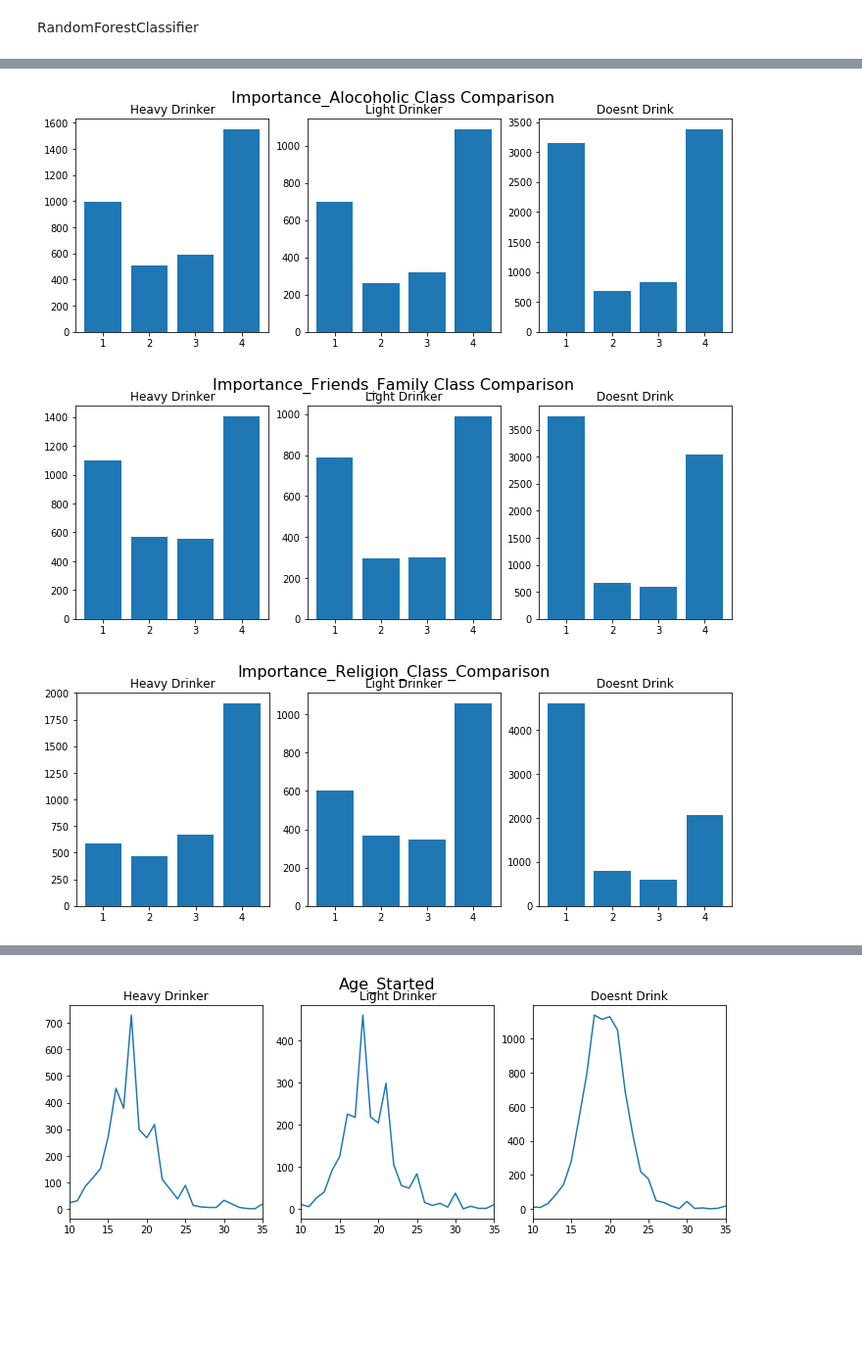
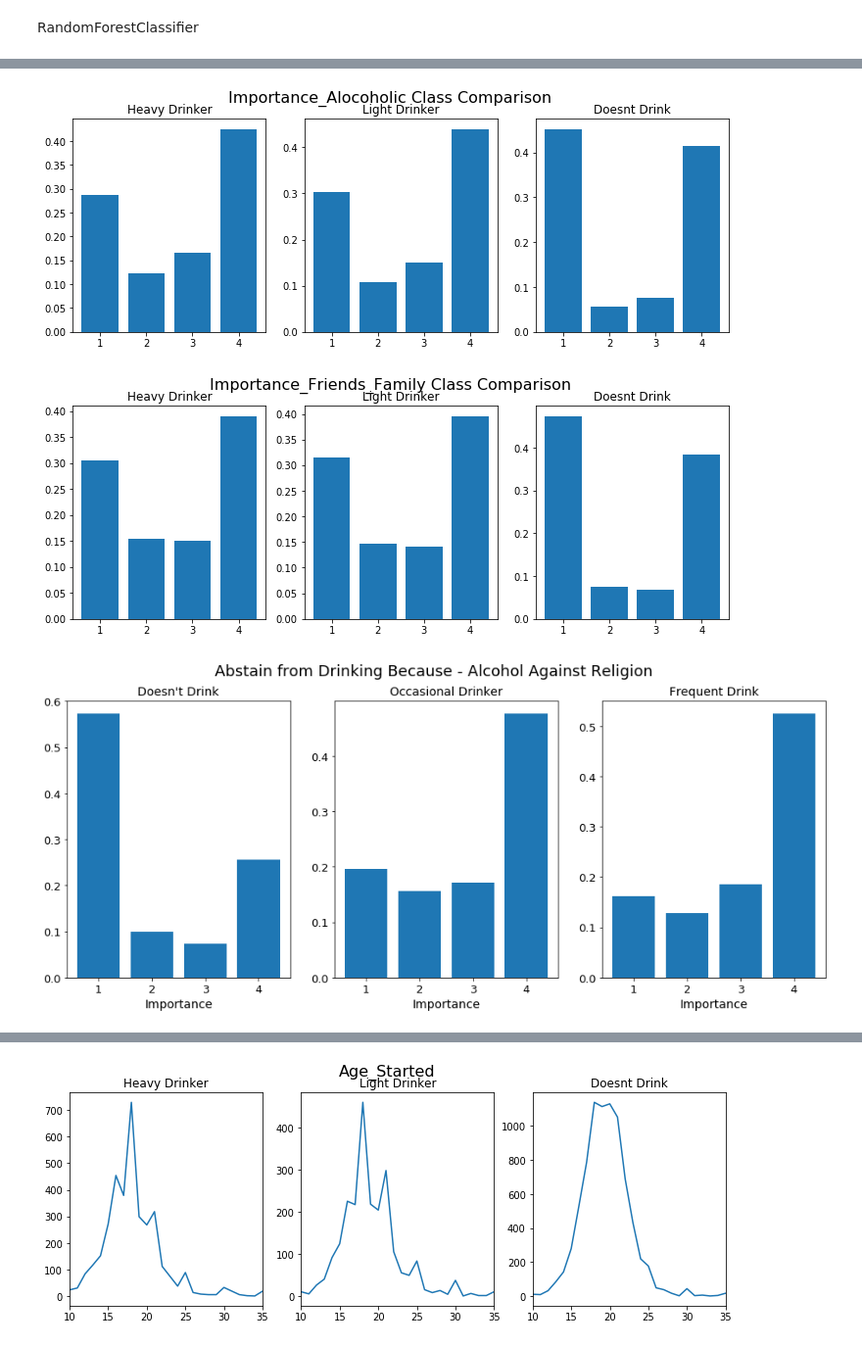
Before and after one commit to stewart-milberger/Alcohol-Consumption-Predictions, a Jupyter notebook: EDA.ipynb, the cells around one changed output, grey strips where cells are left out. Shown: that part at 98% size. Saved outputs shown, nothing was run; the diff lists cells and outputs as text; code cells hidden in the pictures; blank space fills up the shorter version.

Commit message:
added plots

```diff
--- a/EDA.ipynb
+++ b/EDA.ipynb
@@ -218,9 +217,9 @@ final_df['is_null_Importance_Religion'] = np.logical_not(final_df['Importance_Re
 def impute_data(final_df):
 
         # Impute Been_Arrested values based on probability
-        final_df['Been_Arrested'] = final_df['Been_Arrested'].map(lambda x: x
-                                                if x > 0 and x < 3
-                                                else np.random.choice(([1,2]), p=[0.1, .9]))
+        final_df['Been_Arrested'] = final_df['Been_Arrested'].map(lambda x: 0 if x==1
+                                                else 1 if x==2 or x==5
+                                                else np.random.choice(([0,1]), p=[0.1, .9]))
 
         # Impute Age_Started values from normal distribution then cast to integer
         final_df['Age_Started'] = final_df['Age_Started'].map(lambda x: x
@@ -231,7 +230,7 @@ def impute_data(final_df):
         final_df['Household_Income'] = final_df['Household_Income'].map(lambda x: 7
                                                  if x > 12 else x)
 
-        # Impute income values with the mode for the few unknown values
+        # Impute education values with the mode for the few unknown values
         final_df['Education'] = final_df['Education'].map(lambda x: 12
                                                 if x > 30 else x)
 
@@ -270,8 +269,8 @@ def impute_data(final_df):
                                                 else np.random.choice(([11,10,9,8,7,6,5,4]), p=p))
 
 
-
-        # Impute small percentage of Unknown values in behavioral columns
+        '''
+        # Impute Unknown values in behavioral columns
         num_range = [4,3,2,1]
         p = np.array([.38, .13, .14, .35])
         p /= np.sum(p)
@@ -293,9 +292,9 @@ def impute_data(final_df):
         final_df['Religious_Life'] = final_df['Religious_Life'].map(lambda x: x
                                                 if x > 0 and x < 5
                                                 else np.random.choice((num_range), p=p))
-
+        '''
         return final_df
 # %%
 # Run imputing function
-complete_df = impute_data(complete_df)
+complete_df = impute_data(final_df)
 # %%
@@ -395,7 +404,7 @@ def group_by_class():
 
     mask_low = complete_df[complete_df['Average_Drinking'] <= 5]
     mask_middle = complete_df[complete_df['Average_Drinking'] > 7]
-    mask_middle = mask_middle[complete_df['Average_Drinking'] < 9]
+    mask_middle = complete_df[complete_df['Average_Drinking'] < 9]
     mask_high = complete_df[complete_df['Average_Drinking'] == 11]
 
     return mask_low, mask_middle, mask_high
@@ -405,42 +414,49 @@ heavy, low, no_drinking = group_by_class()
 fig, (ax1, ax2, ax3) = plt.subplots(1, 3, figsize=(12, 4))
 fig.suptitle('Importance_Alocoholic Class Comparison', fontsize=16)
 ax1.bar(sorted(np.unique(complete_df['Importance_Alcoholic'].values)),
-        heavy.groupby('Importance_Alcoholic')['Importance_Alcoholic'].count())
+        heavy.groupby('Importance_Alcoholic')['Importance_Alcoholic'].count()/heavy['Importance_Alcoholic'].count())
 ax2.bar(sorted(np.unique(complete_df['Importance_Alcoholic'].values)),
-        low.groupby('Importance_Alcoholic')['Importance_Alcoholic'].count())
+        low.groupby('Importance_Alcoholic')['Importance_Alcoholic'].count()/low['Importance_Alcoholic'].count())
 ax3.bar(sorted(np.unique(complete_df['Importance_Alcoholic'].values)),
-        no_drinking.groupby('Importance_Alcoholic')['Importance_Alcoholic'].count())
+        no_drinking.groupby('Importance_Alcoholic')['Importance_Alcoholic'].count()/no_drinking['Importance_Alcoholic'].count())
 ax1.set_title('Heavy Drinker')
 ax2.set_title('Light Drinker')
 ax3.set_title('Doesnt Drink');
 # %% [output]
-[figure, old version]
+[figure, new version]
 # %%
 fig, (ax1, ax2, ax3) = plt.subplots(1, 3, figsize=(12, 4))
 fig.suptitle('Importance_Friends_Family Class Comparison', fontsize=16)
 ax1.bar(sorted(np.unique(complete_df['Importance_Friends_Family'].values)),
-        heavy.groupby('Importance_Friends_Family')['Importance_Friends_Family'].count())
+        heavy.groupby('Importance_Friends_Family')['Importance_Friends_Family'].count()/heavy['Importance_Friends_Family'].count())
 ax2.bar(sorted(np.unique(complete_df['Importance_Friends_Family'].values)),
-        low.groupby('Importance_Friends_Family')['Importance_Friends_Family'].count())
+        low.groupby('Importance_Friends_Family')['Importance_Friends_Family'].count()/low['Importance_Friends_Family'].count())
 ax3.bar(sorted(np.unique(complete_df['Importance_Friends_Family'].values)),
-        no_drinking.groupby('Importance_Friends_Family')['Importance_Friends_Family'].count())
+        no_drinking.groupby('Importance_Friends_Family')['Importance_Friends_Family'].count()/no_drinking['Importance_Friends_Family'].count())
 ax1.set_title('Heavy Drinker')
 ax2.set_title('Light Drinker')
 ax3.set_title('Doesnt Drink');
 # %% [output]
-[figure, old version]
+[figure, new version]
 # %%
-fig, (ax1, ax2, ax3) = plt.subplots(1, 3, figsize=(12, 4))
-fig.suptitle('Importance_Religion_Class_Comparison', fontsize=16)
+fig, (ax1, ax2, ax3) = plt.subplots(1, 3, figsize=(16, 6))
+fig.suptitle('Abstain from Drinking Because - Alcohol Against Religion', fontsize=18)
 ax1.bar(sorted(np.unique(complete_df['Importance_Religion'].values)),
-        heavy.groupby('Importance_Religion')['Importance_Religion'].count())
+        no_drinking.groupby('Importance_Religion')['Importance_Religion'].count()/no_drinking['Importance_Religion'].count())
 ax2.bar(sorted(np.unique(complete_df['Importance_Religion'].values)),
-        low.groupby('Importance_Religion')['Importance_Religion'].count())
+        low.groupby('Importance_Religion')['Importance_Religion'].count()/low['Importance_Religion'].count())
 ax3.bar(sorted(np.unique(complete_df['Importance_Religion'].values)),
-        no_drinking.groupby('Importance_Religion')['Importance_Religion'].count())
-ax1.set_title('Heavy Drinker')
-ax2.set_title('Light Drinker')
-ax3.set_title('Doesnt Drink');
+        heavy.groupby('Importance_Religion')['Importance_Religion'].count()/heavy['Importance_Religion'].count())
+ax1.set_title("Doesn't Drink", fontsize=14)
+ax1.set_xlabel('Importance', fontsize=14)
+ax1.tick_params(axis='both', which='major', labelsize=13)
+ax2.set_title('Occasional Drinker', fontsize=14)
+ax2.set_xlabel('Importance', fontsize=14)
+ax2.tick_params(axis='both', which='major', labelsize=13)
+ax3.set_title('Frequent Drink', fontsize=14)
+ax3.set_xlabel('Importance', fontsize=14)
+ax3.tick_params(axis='both', which='major', labelsize=13);
+plt.savefig('Religion_Importance.png', format='png')
 # %% [output]
-[figure, old version]
+[figure, new version]
 # %%
```
Also changed, not shown: parts of 10 cells of this notebook, 9 other files.
